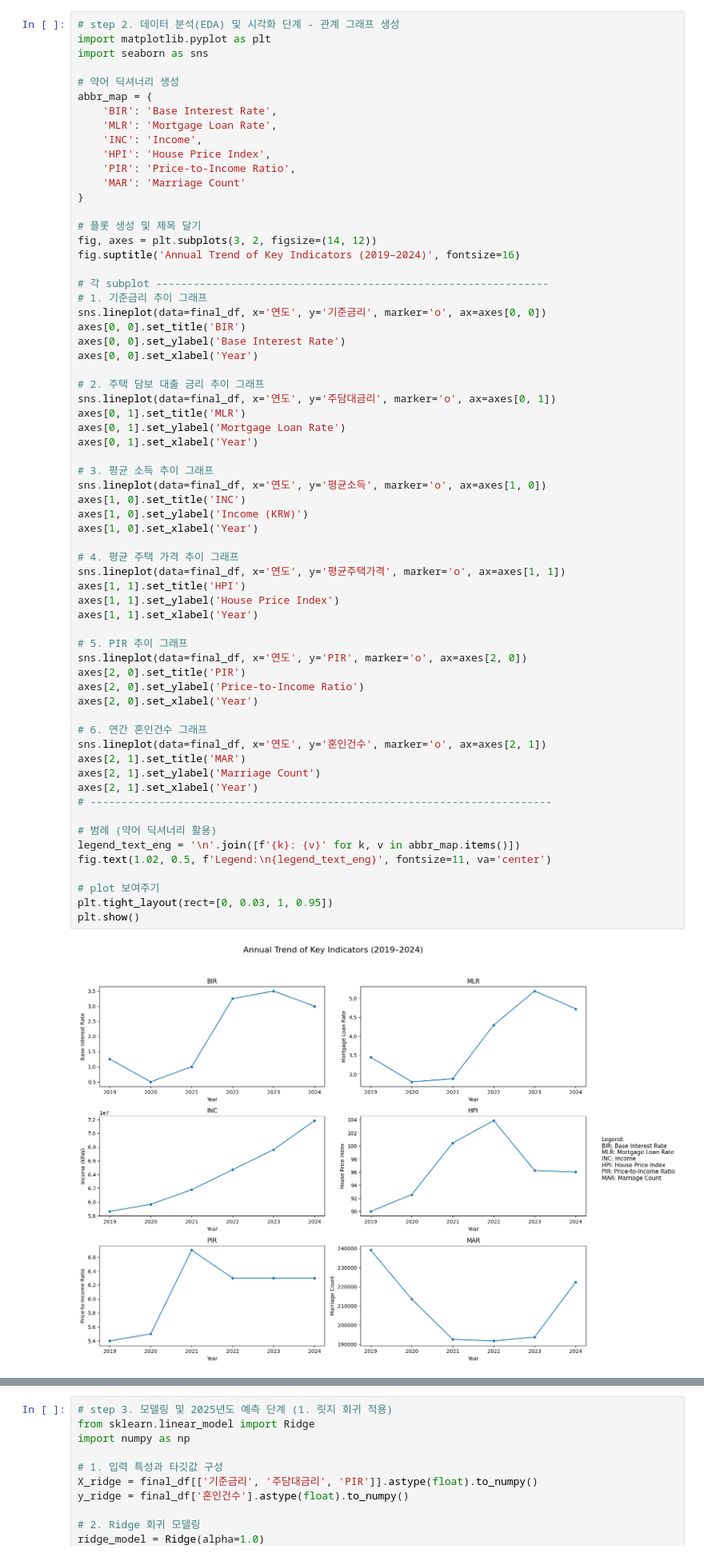
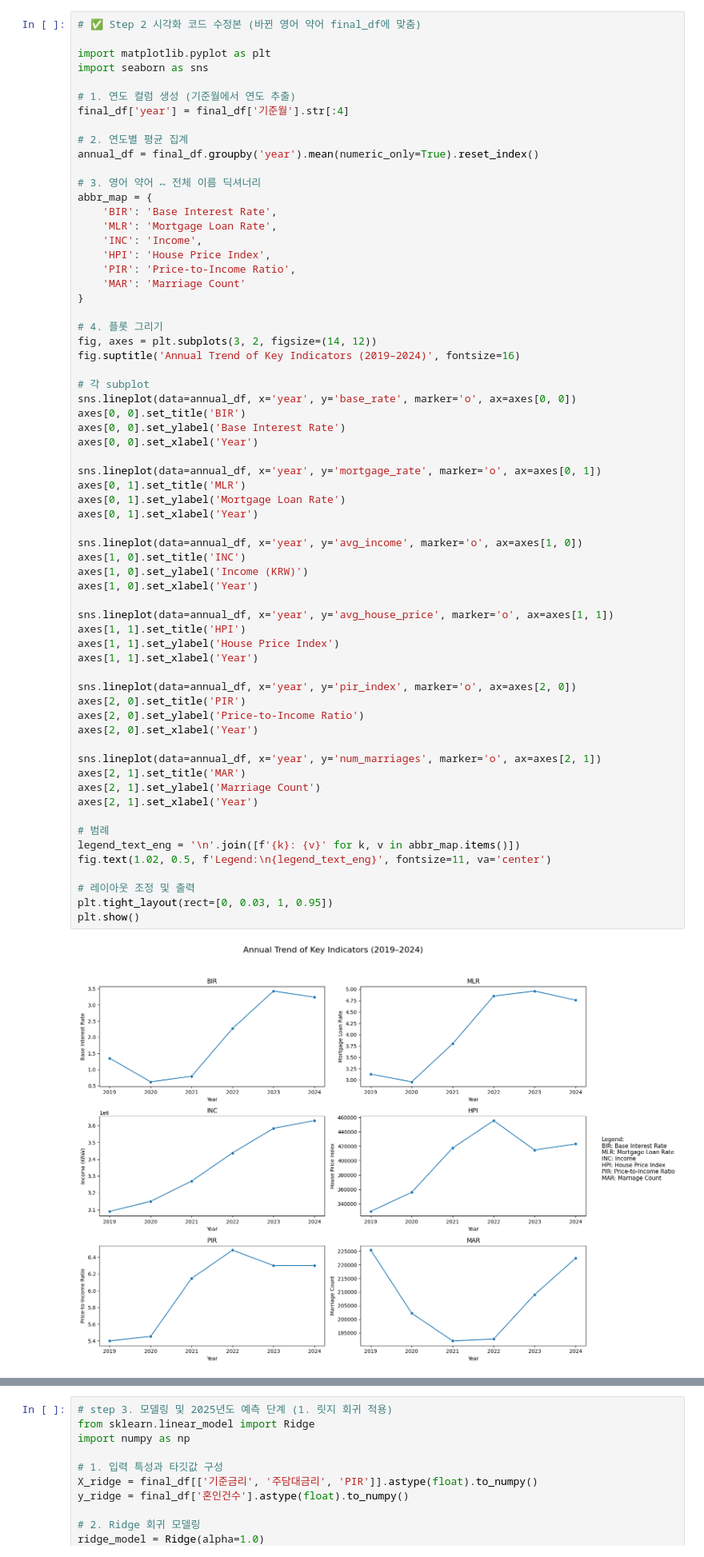
Before and after one commit to devCat404/python_projects, a Jupyter notebook: BD1.ipynb, the cells around one changed output, grey strips where cells are left out. Shown at 80% size. Saved outputs shown, nothing was run; the diff lists cells and outputs as text.

```diff
--- a/BD1.ipynb
+++ b/BD1.ipynb
@@ -94,9 +119,16 @@ print(final_df)
 # %%
-# step 2. 데이터 분석(EDA) 및 시각화 단계 - 관계 그래프 생성
+# ✅ Step 2 시각화 코드 수정본 (바뀐 영어 약어 final_df에 맞춤)
+
 import matplotlib.pyplot as plt
 import seaborn as sns
 
-# 약어 딕셔너리 생성
+# 1. 연도 컬럼 생성 (기준월에서 연도 추출)
+final_df['year'] = final_df['기준월'].str[:4]
+
+# 2. 연도별 평균 집계
+annual_df = final_df.groupby('year').mean(numeric_only=True).reset_index()
+
+# 3. 영어 약어 ↔ 전체 이름 딕셔너리
 abbr_map = {
     'BIR': 'Base Interest Rate',
     'MLR': 'Mortgage Loan Rate',
@@ -106,55 +138,48 @@ abbr_map = {
     'MAR': 'Marriage Count'
 }
 
-# 플롯 생성 및 제목 달기
+# 4. 플롯 그리기
 fig, axes = plt.subplots(3, 2, figsize=(14, 12))
 fig.suptitle('Annual Trend of Key Indicators (2019–2024)', fontsize=16)
 
-# 각 subplot ---------------------------------------------------------------
-# 1. 기준금리 추이 그래프
-sns.lineplot(data=final_df, x='연도', y='기준금리', marker='o', ax=axes[0, 0])
+# 각 subplot
+sns.lineplot(data=annual_df, x='year', y='base_rate', marker='o', ax=axes[0, 0])
 axes[0, 0].set_title('BIR')
 axes[0, 0].set_ylabel('Base Interest Rate')
 axes[0, 0].set_xlabel('Year')
 
-# 2. 주택 담보 대출 금리 추이 그래프
-sns.lineplot(data=final_df, x='연도', y='주담대금리', marker='o', ax=axes[0, 1])
+sns.lineplot(data=annual_df, x='year', y='mortgage_rate', marker='o', ax=axes[0, 1])
 axes[0, 1].set_title('MLR')
 axes[0, 1].set_ylabel('Mortgage Loan Rate')
 axes[0, 1].set_xlabel('Year')
 
-# 3. 평균 소득 추이 그래프
-sns.lineplot(data=final_df, x='연도', y='평균소득', marker='o', ax=axes[1, 0])
+sns.lineplot(data=annual_df, x='year', y='avg_income', marker='o', ax=axes[1, 0])
 axes[1, 0].set_title('INC')
 axes[1, 0].set_ylabel('Income (KRW)')
 axes[1, 0].set_xlabel('Year')
 
-# 4. 평균 주택 가격 추이 그래프
-sns.lineplot(data=final_df, x='연도', y='평균주택가격', marker='o', ax=axes[1, 1])
+sns.lineplot(data=annual_df, x='year', y='avg_house_price', marker='o', ax=axes[1, 1])
 axes[1, 1].set_title('HPI')
 axes[1, 1].set_ylabel('House Price Index')
 axes[1, 1].set_xlabel('Year')
 
-# 5. PIR 추이 그래프
-sns.lineplot(data=final_df, x='연도', y='PIR', marker='o', ax=axes[2, 0])
+sns.lineplot(data=annual_df, x='year', y='pir_index', marker='o', ax=axes[2, 0])
 axes[2, 0].set_title('PIR')
 axes[2, 0].set_ylabel('Price-to-Income Ratio')
 axes[2, 0].set_xlabel('Year')
 
-# 6. 연간 혼인건수 그래프
-sns.lineplot(data=final_df, x='연도', y='혼인건수', marker='o', ax=axes[2, 1])
+sns.lineplot(data=annual_df, x='year', y='num_marriages', marker='o', ax=axes[2, 1])
 axes[2, 1].set_title('MAR')
 axes[2, 1].set_ylabel('Marriage Count')
 axes[2, 1].set_xlabel('Year')
-# --------------------------------------------------------------------------
 
-# 범례 (약어 딕셔너리 활용)
+# 범례
 legend_text_eng = '\n'.join([f'{k}: {v}' for k, v in abbr_map.items()])
 fig.text(1.02, 0.5, f'Legend:\n{legend_text_eng}', fontsize=11, va='center')
 
-# plot 보여주기
+# 레이아웃 조정 및 출력
 plt.tight_layout(rect=[0, 0.03, 1, 0.95])
 plt.show()
 # %% [output]
-[figure, old version]
+[figure, new version]
 # %%
```
Also changed, not shown: parts of 5 cells of this notebook.
